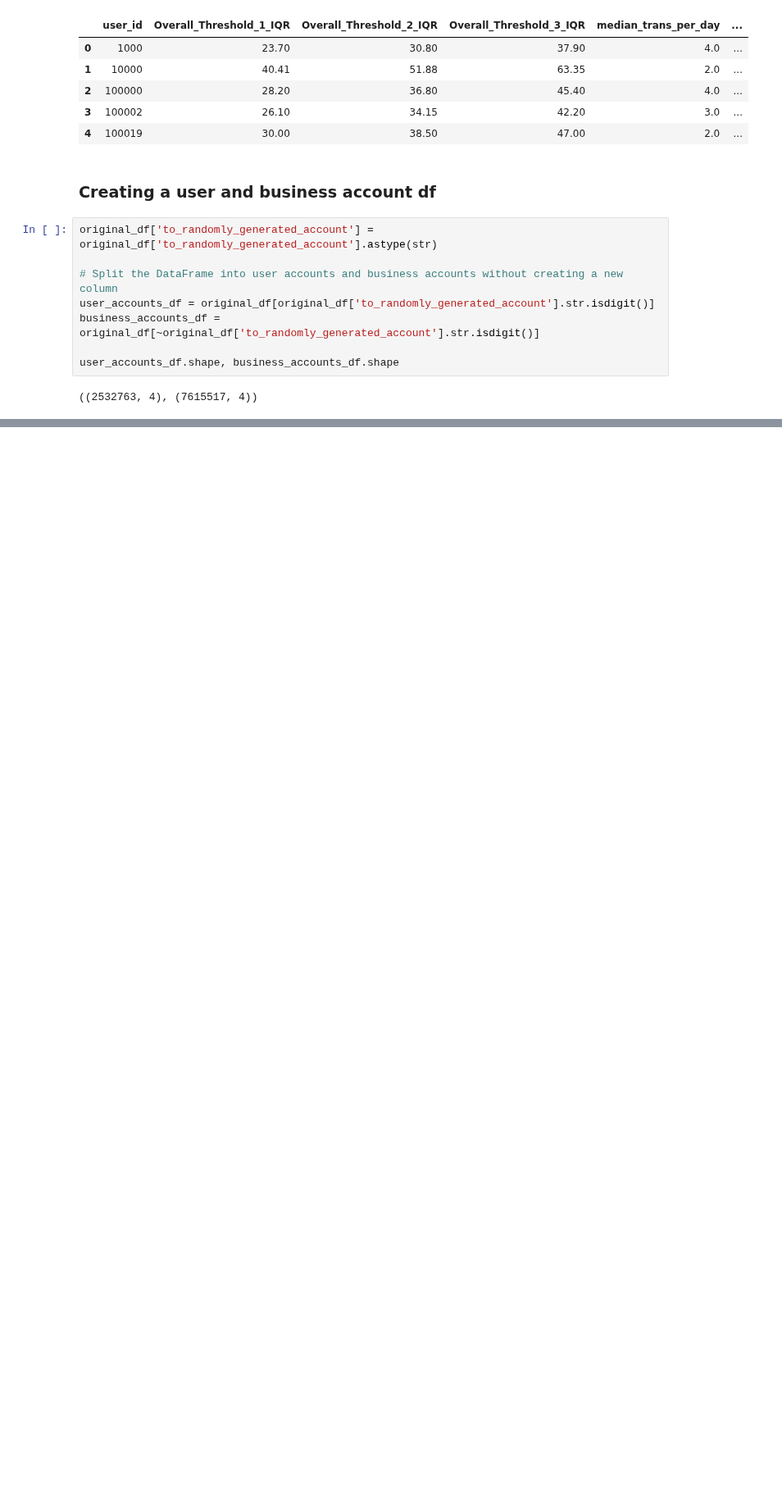
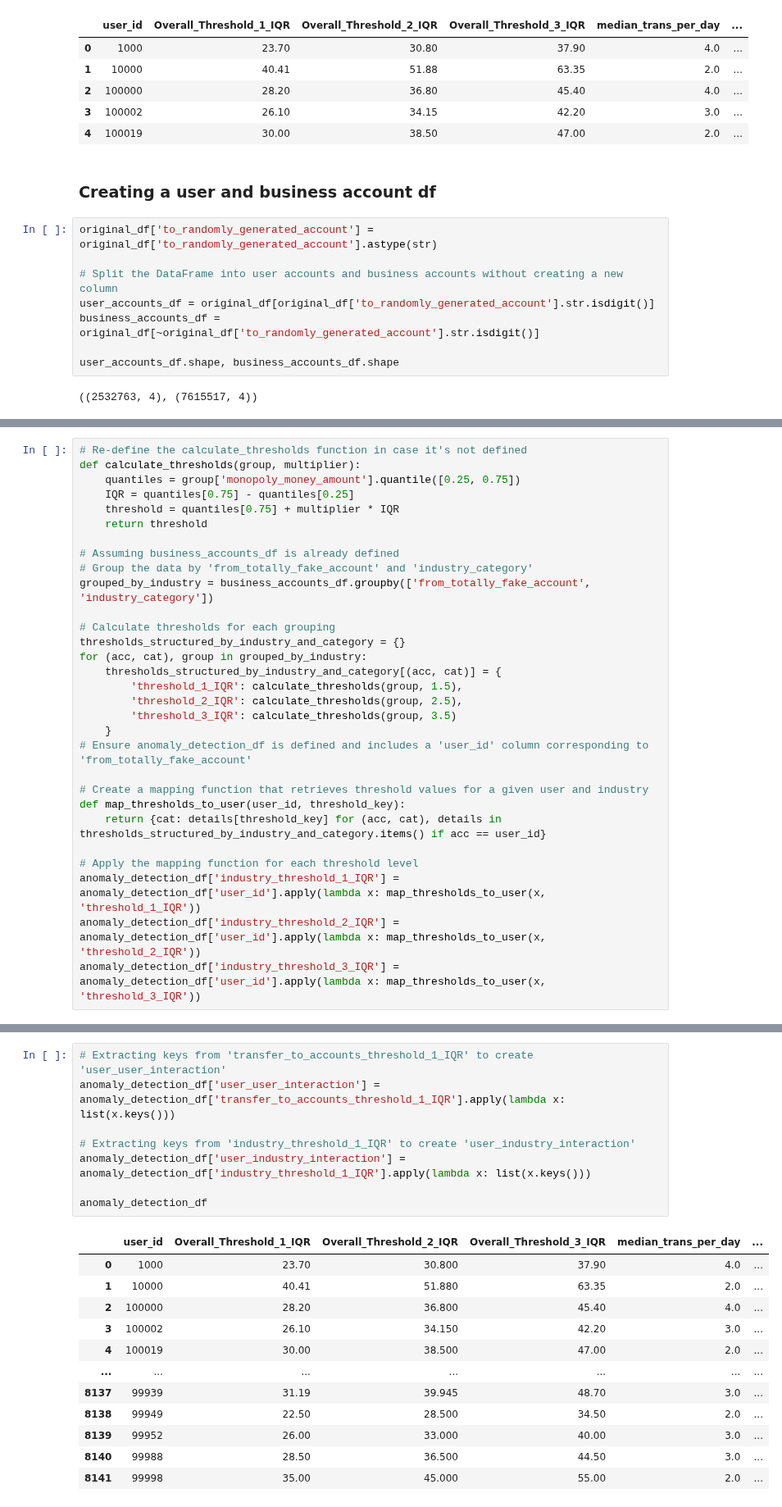
Before and after one commit to UoB-DSMP-2023-24/dsmp-2024-group27, a Jupyter notebook: AnomalyDetection/AnomalyDetectionPerUser.ipynb, the cells around one changed output, grey strips where cells are left out. Shown at 82% size. Cells and saved outputs as stored; diff of their text form; blank space fills up the shorter version.

Commit message:
added some more to the flagging model via the user, still a bit more to do

```diff
--- a/AnomalyDetection/AnomalyDetectionPerUser.ipynb
+++ b/AnomalyDetection/AnomalyDetectionPerUser.ipynb
@@ -172,0 +305,30 @@ user_accounts_df.head(30)
+# %%
+# Re-define the calculate_thresholds function in case it's not defined
+def calculate_thresholds(group, multiplier):
+    quantiles = group['monopoly_money_amount'].quantile([0.25, 0.75])
+    IQR = quantiles[0.75] - quantiles[0.25]
+    threshold = quantiles[0.75] + multiplier * IQR
+    return threshold
+
+# Assuming business_accounts_df is already defined
+# Group the data by 'from_totally_fake_account' and 'industry_category'
+grouped_by_industry = business_accounts_df.groupby(['from_totally_fake_account', 'industry_category'])
+
+# Calculate thresholds for each grouping
+thresholds_structured_by_industry_and_category = {}
+for (acc, cat), group in grouped_by_industry:
+    thresholds_structured_by_industry_and_category[(acc, cat)] = {
+        'threshold_1_IQR': calculate_thresholds(group, 1.5),
+        'threshold_2_IQR': calculate_thresholds(group, 2.5),
+        'threshold_3_IQR': calculate_thresholds(group, 3.5)
+    }
+# Ensure anomaly_detection_df is defined and includes a 'user_id' column corresponding to 'from_totally_fake_account'
+
+# Create a mapping function that retrieves threshold values for a given user and industry
+def map_thresholds_to_user(user_id, threshold_key):
+    return {cat: details[threshold_key] for (acc, cat), details in thresholds_structured_by_industry_and_category.items() if acc == user_id}
+
+# Apply the mapping function for each threshold level
+anomaly_detection_df['industry_threshold_1_IQR'] = anomaly_detection_df['user_id'].apply(lambda x: map_thresholds_to_user(x, 'threshold_1_IQR'))
+anomaly_detection_df['industry_threshold_2_IQR'] = anomaly_detection_df['user_id'].apply(lambda x: map_thresholds_to_user(x, 'threshold_2_IQR'))
+anomaly_detection_df['industry_threshold_3_IQR'] = anomaly_detection_df['user_id'].apply(lambda x: map_thresholds_to_user(x, 'threshold_3_IQR'))
@@ -172,0 +337,21 @@ user_accounts_df.head(30)
+# %%
+# Extracting keys from 'transfer_to_accounts_threshold_1_IQR' to create 'user_user_interaction'
+anomaly_detection_df['user_user_interaction'] = anomaly_detection_df['transfer_to_accounts_threshold_1_IQR'].apply(lambda x: list(x.keys()))
+
+# Extracting keys from 'industry_threshold_1_IQR' to create 'user_industry_interaction'
+anomaly_detection_df['user_industry_interaction'] = anomaly_detection_df['industry_threshold_1_IQR'].apply(lambda x: list(x.keys()))
+
+anomaly_detection_df
+# %% [output]
+|  | user_id | Overall_Threshold_1_IQR | Overall_Threshold_2_IQR | Overall_Threshold_3_IQR | median_trans_per_day | ... |
+| 0 | 1000 | 23.70 | 30.800 | 37.90 | 4.0 | ... |
+| 1 | 10000 | 40.41 | 51.880 | 63.35 | 2.0 | ... |
+| 2 | 100000 | 28.20 | 36.800 | 45.40 | 4.0 | ... |
+| 3 | 100002 | 26.10 | 34.150 | 42.20 | 3.0 | ... |
+| 4 | 100019 | 30.00 | 38.500 | 47.00 | 2.0 | ... |
+| ... | ... | ... | ... | ... | ... | ... |
+| 8137 | 99939 | 31.19 | 39.945 | 48.70 | 3.0 | ... |
+| 8138 | 99949 | 22.50 | 28.500 | 34.50 | 2.0 | ... |
+| 8139 | 99952 | 26.00 | 33.000 | 40.00 | 3.0 | ... |
+| 8140 | 99988 | 28.50 | 36.500 | 44.50 | 3.0 | ... |
+| 8141 | 99998 | 35.00 | 45.000 | 55.00 | 2.0 | ... |
```
Also changed, not shown: parts of 15 cells of this notebook, 8 other files.
